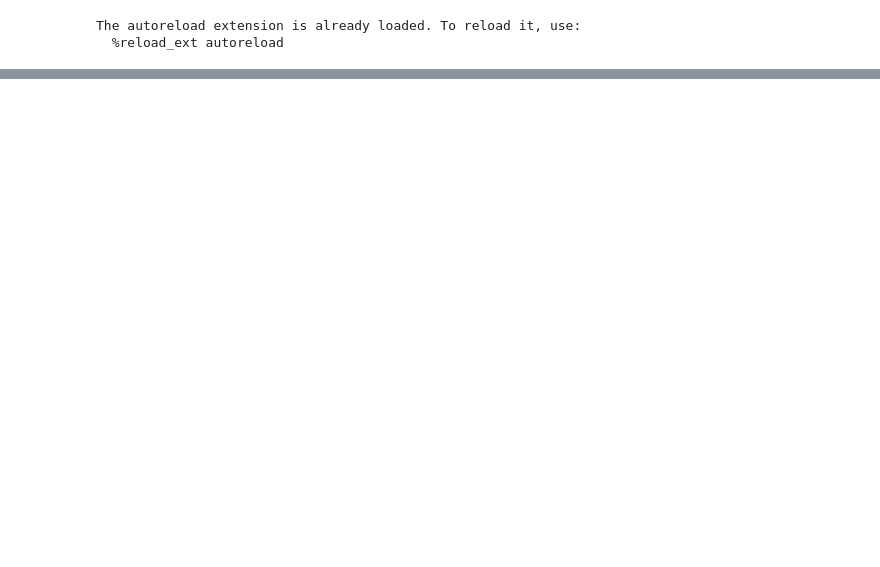
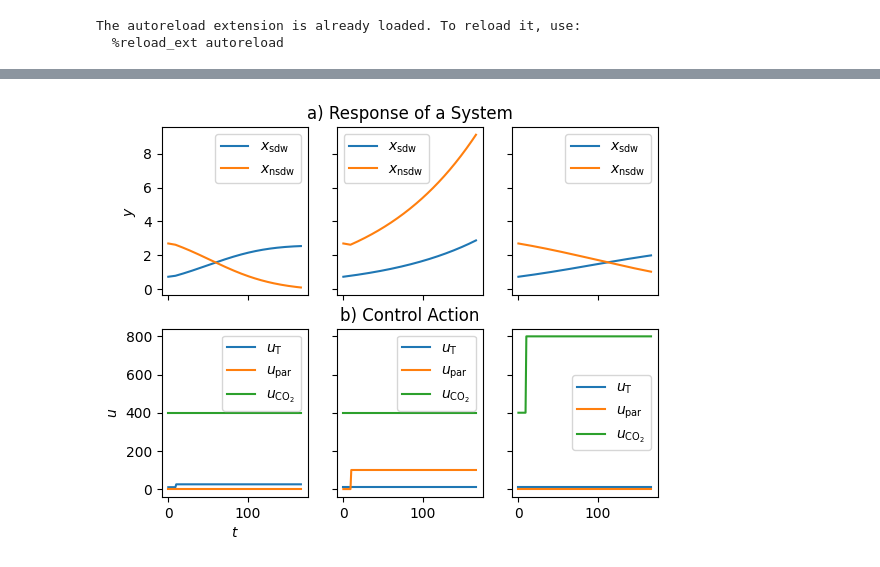
Before and after one commit to MarekWadinger/ecompc-greenhouse-platform, a Jupyter notebook: main.ipynb, the cells around one changed output, grey strips where cells are left out. Drawn from its saved outputs; the diff is of its cells as text; code cells hidden in the pictures; blank space fills up the shorter version.

```diff
--- a/main.ipynb
+++ b/main.ipynb
@@ -112,5 +54,0 @@ plt.show()
-# %%
-u = partial(gen_u_step, u_min=u_min, u_max=u_max)
-t_out, y_out, u_out = simulate(
-    lettuce_growth_model, u=u, sim_time=168, t_s=60 * 60, x0=[0.72, 2.7]
-)
@@ -142,0 +60,21 @@ plt.show()
+# %%
+fig, axs = plt.subplots(nrows=2, ncols=len(u_max), sharex=True, sharey="row")
+
+for u_idx in range(len(u_max)):
+    u_max_ = u_min.copy()
+    u_max_[u_idx] = u_max[u_idx]
+    u = partial(gen_u_step, u_min=u_min, u_max=u_max_)
+    t_out, y_out, u_out = simulate(
+        lettuce_growth_model, u=u, sim_time=168, t_s=60 * 60, x0=[0.72, 2.7]
+    )
+    plot_response(t_out, y_out, u_out, axs_=axs[:, u_idx])
+
+axs[0, 0].set_ylabel("$y$")
+axs[0, 1].set_title("a) Response of a System")
+axs[1, 0].set_xlabel("$t$")
+axs[1, 0].set_ylabel("$u$")
+axs[1, 1].set_title("b) Control Action")
+
+plt.show()
+# %% [output]
+[figure, added]
```
Also changed, not shown: parts of 6 cells of this notebook, 3 other files.
